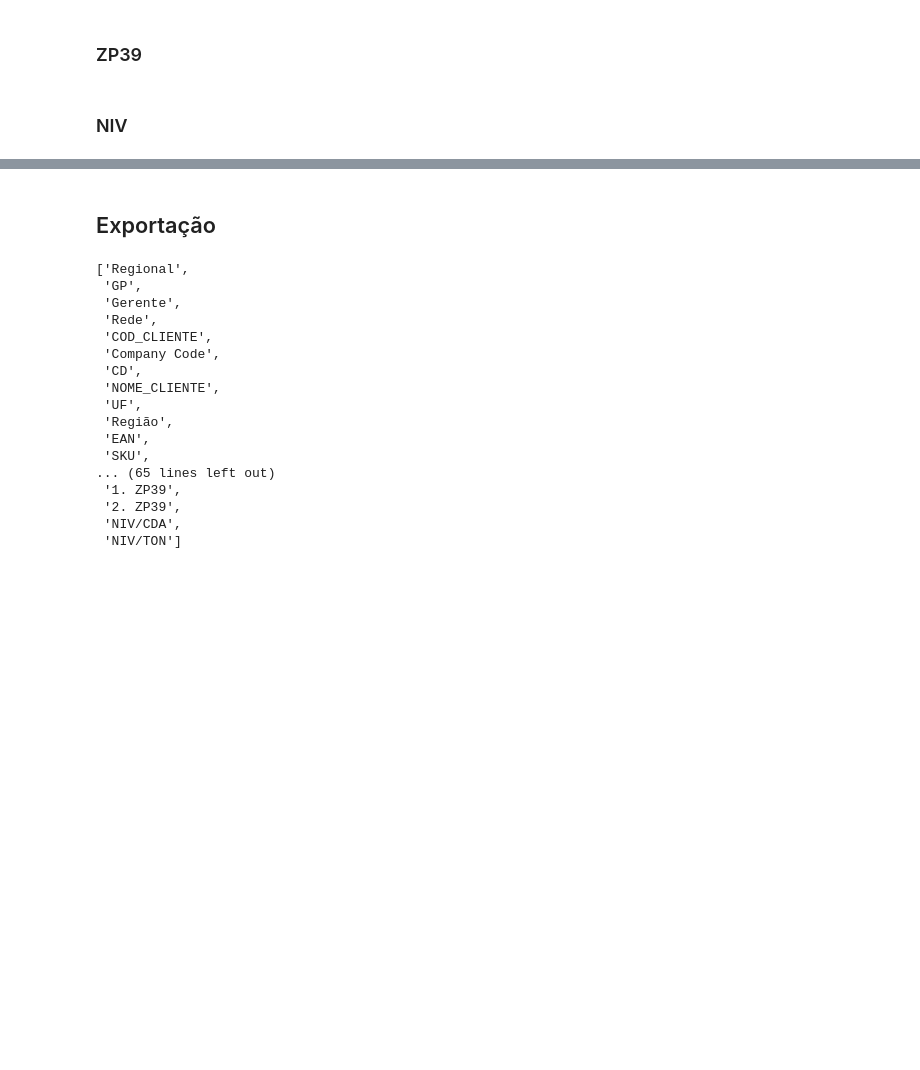
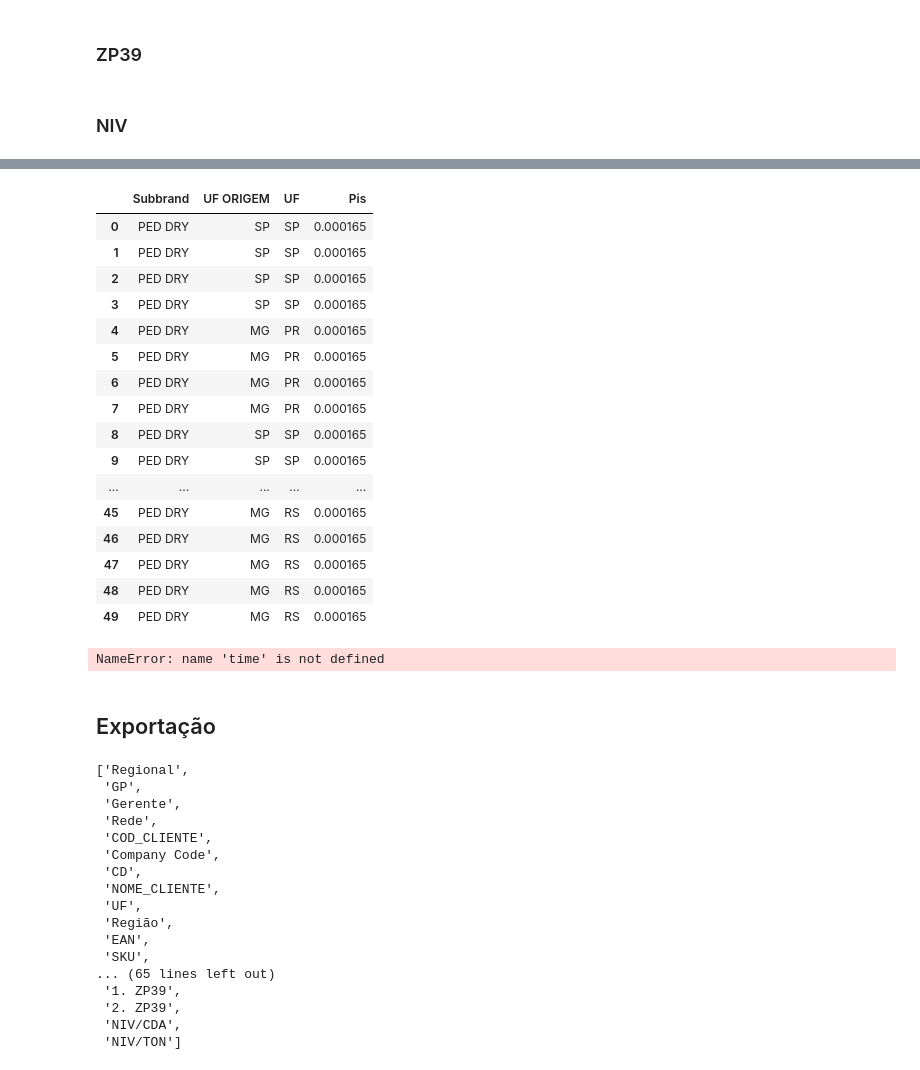
Before and after one commit to mxmluccamars/srm_valoracao, a Jupyter notebook: scripts/main.ipynb, the cells around one changed output, grey strips where cells are left out. Saved outputs shown, nothing was run; the diff lists cells and outputs as text; code cells hidden in the pictures; blank space fills up the shorter version.

Commit message:
teste  de impostos

```diff
--- a/scripts/main.ipynb
+++ b/scripts/main.ipynb
@@ -22,7 +22,7 @@ inicio_ciclo = time.time()
 # Ciclo
 
 colunas_base = ['Regional', 'GP', 'Gerente', 'Rede', 'COD_CLIENTE', 'Company Code','CD',
- 'NOME_CLIENTE', 'UF', 'Região', 'EAN', 'SKU', 'Desc. SKU', 'Classificação', 'Marca']
+ 'NOME_CLIENTE', 'UF', 'Região', 'EAN', 'SKU', 'Desc. SKU', 'Classificação', 'Subbrand','Marca']
 
 colunas_periodos = [f'P{i:02d}-{ano}' for i in range(periodo, 14)]
 
@@ -537,3 +589,56 @@ tempo_niv = fim_niv - inicio_niv
+# %%
+dic_chave_1_impostos_cofins = df_impostos.drop_duplicates(subset=['CHAVE_1'], keep='first').set_index('CHAVE_1')["Aliq_COFINS"].to_dict()
+dic_chave_1_impostos_pis = df_impostos.drop_duplicates(subset=['CHAVE_1'], keep='first').set_index('CHAVE_1')["Aliq_PIS"].to_dict()
+
+dic_chave_2_impostos_cofins = df_impostos.drop_duplicates(subset=['CHAVE_2'], keep='first').set_index('CHAVE_2')["Aliq_COFINS"].to_dict()
+dic_chave_2_impostos_pis = df_impostos.drop_duplicates(subset=['CHAVE_2'], keep='first').set_index('CHAVE_2')["Aliq_PIS"].to_dict()
+
+
+chave_1 = df_ciclo_n13['Subbrand'].astype(str).str.strip() + df_ciclo_n13['UF ORIGEM'].astype(str).str.strip() + df_ciclo_n13['UF'].astype(str).str.strip()
+chave_2 = df_ciclo_n13['UF ORIGEM'].astype(str).str.strip() + df_ciclo_n13['UF'].astype(str).str.strip()
+
+
+df_ciclo_n13['Pis'] = (chave_1.map(dic_chave_1_impostos_pis).fillna(chave_2.map(dic_chave_2_impostos_pis)) / 100)
+
+
+# df_ciclo_n13['Pis', 'Cofins'] = df_ciclo_n13['Pis', 'Cofins'].round(4)
+
+# df_ciclo_n13['Pis', 'Cofins'] = df_ciclo_n13['Pis', 'Cofins'].fillna(0)
+
+df_ciclo_n13[['Subbrand', 'UF ORIGEM', 'UF','Pis']].head(50)
+# %% [output]
+|  | Subbrand | UF ORIGEM | UF | Pis |
+| 0 | PED DRY | SP | SP | 0.000165 |
+| 1 | PED DRY | SP | SP | 0.000165 |
+| 2 | PED DRY | SP | SP | 0.000165 |
+| 3 | PED DRY | SP | SP | 0.000165 |
+| 4 | PED DRY | MG | PR | 0.000165 |
+| 5 | PED DRY | MG | PR | 0.000165 |
+| 6 | PED DRY | MG | PR | 0.000165 |
+| 7 | PED DRY | MG | PR | 0.000165 |
+| 8 | PED DRY | SP | SP | 0.000165 |
+| 9 | PED DRY | SP | SP | 0.000165 |
+| ... | ... | ... | ... | ... |
+| 45 | PED DRY | MG | RS | 0.000165 |
+| 46 | PED DRY | MG | RS | 0.000165 |
+| 47 | PED DRY | MG | RS | 0.000165 |
+| 48 | PED DRY | MG | RS | 0.000165 |
+| 49 | PED DRY | MG | RS | 0.000165 |
+# %%
+inicio_pis_cofins = time.time()
+
+# Importação
+
+df_ciclo_n13['BASE CALCULO PIS/COFINS'] = df_ciclo_n13['NIV/CDA'] / (1 - pis - cofins)
+
+df_ciclo_n13['PIS/COFINS ABS'] = df_ciclo_n13['BASE CALCULO PIS/COFINS'] * (pis + cofins)
+
+print(df_ciclo_n13[['NIV/CDA','BASE CALCULO PIS/COFINS', 'PIS/COFINS ABS']].head())
+
+fim_pis_cofins = time.time()
+tempo_pis_cofins = fim_pis_cofins - inicio_pis_cofins
+# %% [output]
+NameError: name 'time' is not defined
 # %% [markdown]
 ## Exportação
 # %%
```
Also changed, not shown: parts of 5 cells of this notebook, 1 other file.
